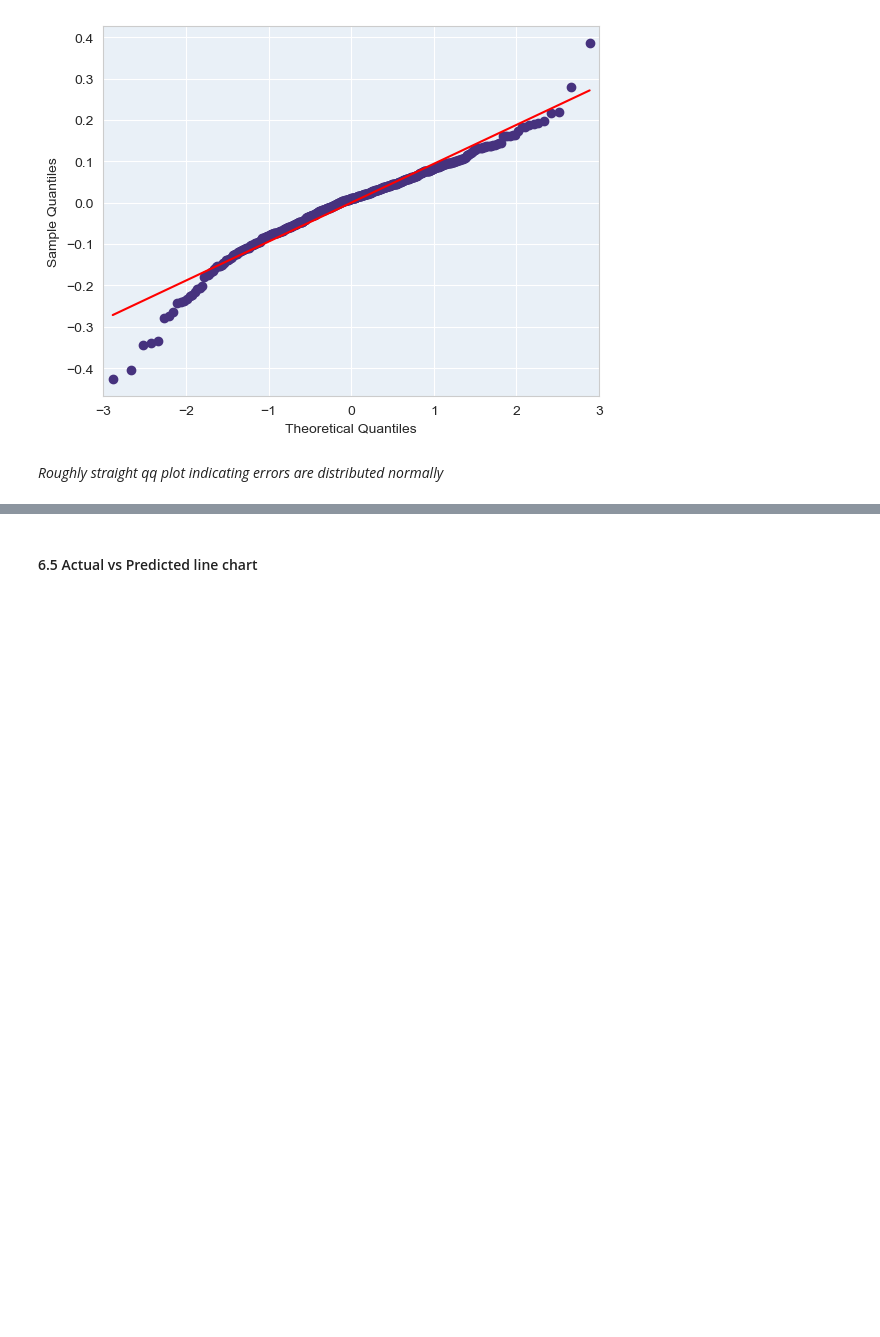
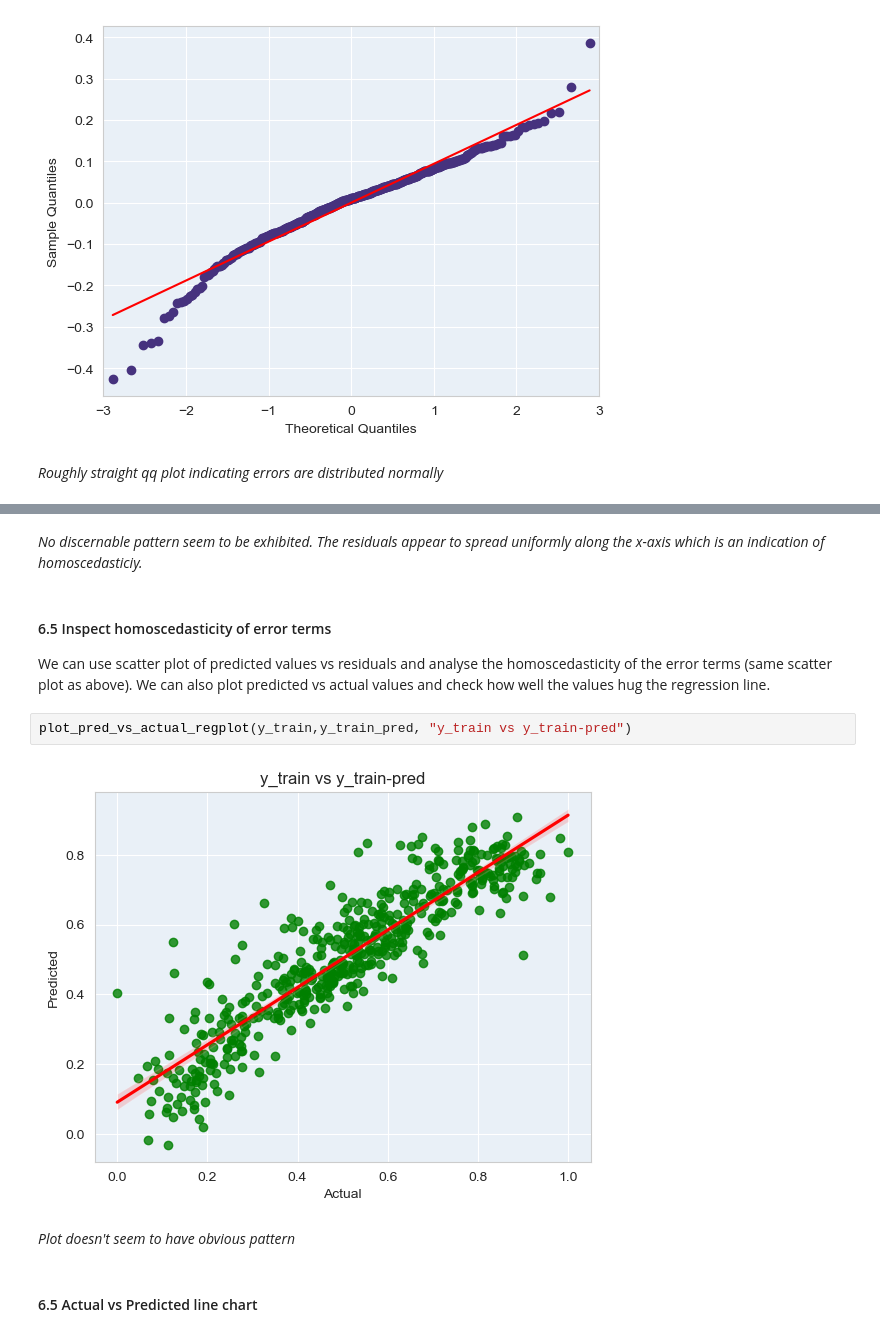
Before and after one commit to nishadh/BikeSharing, a Jupyter notebook: Nishadh_Shrestha.ipynb, the cells around one changed output, grey strips where cells are left out. Drawn from its saved outputs; the diff is of its cells as text; blank space fills up the shorter version.

```diff
--- a/Nishadh_Shrestha.ipynb
+++ b/Nishadh_Shrestha.ipynb
@@ -1002,3 +1003,14 @@ plot_residuals_spread(y_train, y_train_pred)
+# %% [markdown]
+*No discernable pattern seem to be exhibited. The residuals appear to spread uniformly along the x-axis which is an indication of homoscedasticiy.*
+# %% [markdown]
+#### 6.5  Inspect homoscedasticity of error terms
+We can use scatter plot of predicted values vs residuals and analyse the homoscedasticity of the error terms (same scatter plot as above). We can also plot predicted vs actual values and check how well the values hug the regression line.
+# %%
+plot_pred_vs_actual_regplot(y_train,y_train_pred, "y_train vs y_train-pred")
+# %% [output]
+[figure, added]
+# %% [markdown]
+*Plot doesn't seem to have obvious pattern*
 # %% [markdown]
 #### 6.5 Actual vs Predicted line chart
 # %%
```
Also changed, not shown: parts of 14 cells of this notebook, 1 other file.
